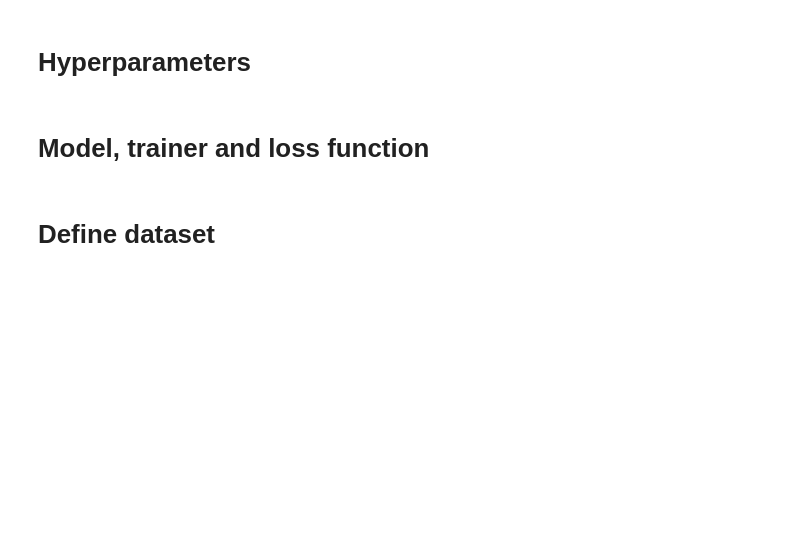
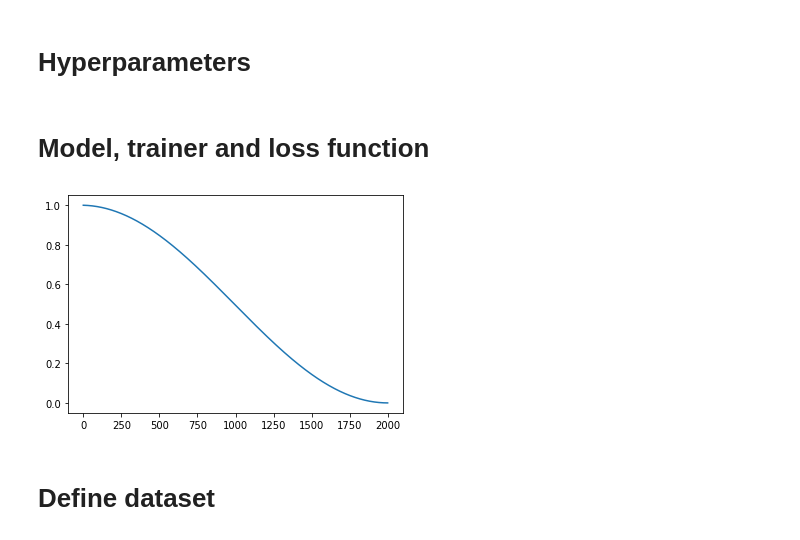
Before and after one commit to xu-shitong/diffusion-image-captioning, a Jupyter notebook: lm-trial/main.ipynb, the cells around one changed output. Saved outputs shown, nothing was run; the diff lists cells and outputs as text; code cells hidden in the pictures; blank space fills up the shorter version.

```diff
--- a/lm-trial/main.ipynb
+++ b/lm-trial/main.ipynb
@@ -124,7 +124,7 @@ trainer = optim.AdamW(model.parameters(), lr=LEARNING_RATE)
 if COSIN_SCHEDULE:
   def scheduler(t):
     s = 0.008 # smalle value prevent beta_t too small, from Improved DDPM paper
-    return torch.cos(torch.pi / 2 * (t/SAMPLE_SIZE + s) / (1 + s)) ** 2
+    return torch.cos(torch.pi / 2 * (t/STEP_TOT + s) / (1 + s)) ** 2
   ts = torch.arange(STEP_TOT).to(device)
   alpha_cumprod = scheduler(ts) / scheduler(torch.zeros(1, device=device))
 
@@ -200,6 +200,11 @@ def loss(model, x_t, x_1, x_tgt, x_0, mask, idx, loss_func):
   x_1_prob_loss = -(nn.functional.softmax(x_1_prob, dim=-1)).gather(-1, idx).log().mean()
 
   return x_t_loss, x_1_loss, ROUNDING_WEIGHT * (x_t_prob_loss + x_1_prob_loss)
+# %%
+plt.plot(alpha_cumprod)
+plt.show()
+# %% [output]
+[figure, added]
 # %% [markdown]
 # Define dataset
 # %%
```
Also changed, not shown: 2 other files.
